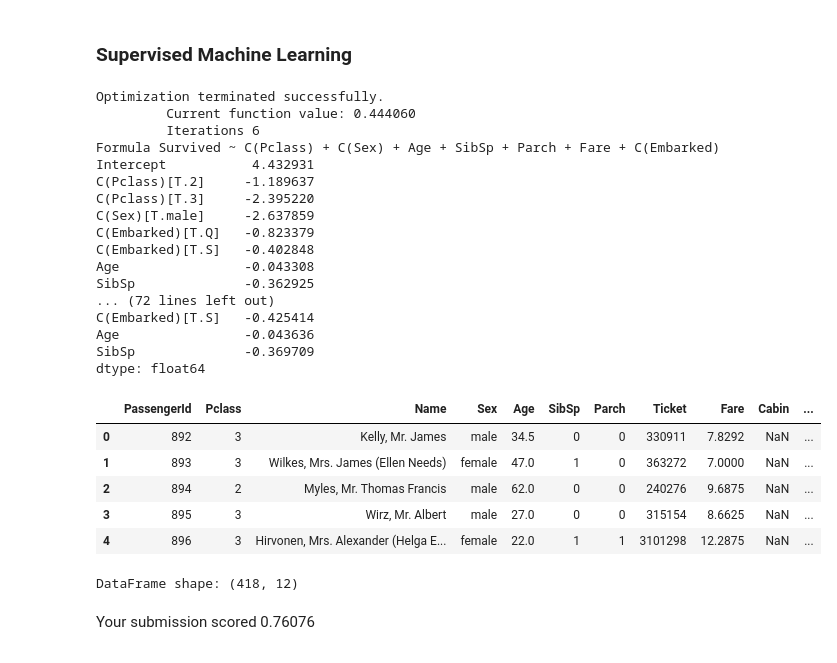
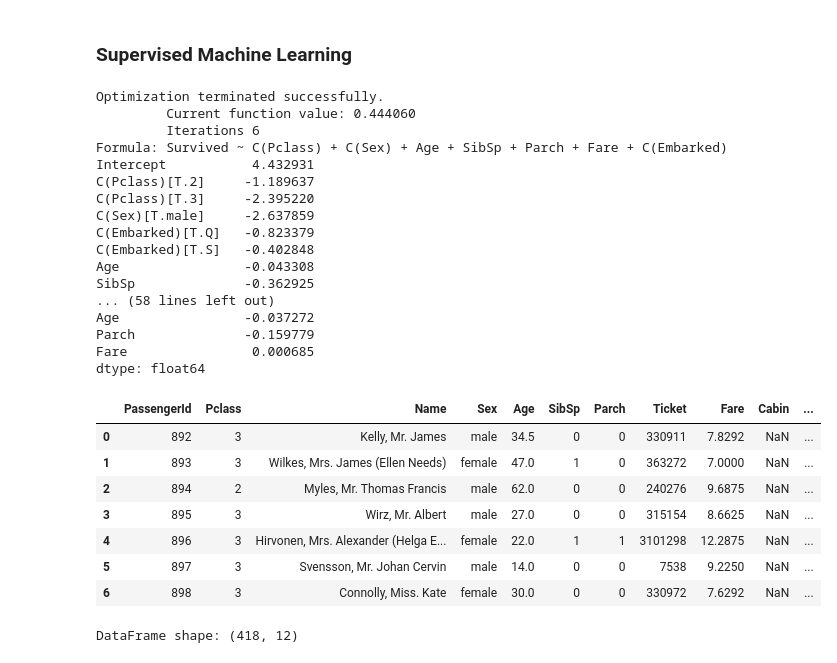
Before and after one commit to drakearch/titanic-kaggle, a Jupyter notebook: Titanic.ipynb, the cells around one changed output. Saved outputs shown, nothing was run; the diff lists cells and outputs as text; code cells hidden in the pictures.

```diff
--- a/Titanic.ipynb
+++ b/Titanic.ipynb
@@ -26,10 +26,13 @@ Loading train data with pandas.
 import pandas as pd
 from IPython.display import display
 
+def display_tab(df):
+    display(df.head(7))
+    print("DataFrame shape: {}".format(df.shape))
+
 df = pd.read_csv("data/train.csv")
-display(df.head())
-display(df.count())
-print("DataFrame shape: {}".format(df.shape))
+display_tab(df)
+display(df.isnull().sum().sort_values(ascending=False))
 # %% [output]
 |  | PassengerId | Survived | Pclass | Name | Sex | Age | SibSp | Parch | Ticket | Fare | ... |
 | 0 | 1 | 0 | 3 | Braund, Mr. Owen Harris | male | 22.0 | 1 | 0 | A/5 21171 | 7.2500 | ... |
@@ -110,42 +117,30 @@ fig.tight_layout()
 # %%
 # module imports
 from patsy import dmatrices
-from sklearn.linear_model import LogisticRegression
 import statsmodels.discrete.discrete_model as sm
 
 # create matrices
 #formula = 'Survived ~ C(Pclass) + C(Sex) + Age + SibSp + Parch + Fare + C(Embarked)'
 #y, X = dmatrices(formula, df, return_type = 'dataframe')
 
-# sklearn output
-#model = LogisticRegression(solver='liblinear', fit_intercept = False, C = 1e9)
-#mdl = model.fit(X, y.values.ravel())
-#display(model.coef_)
-
-# sm
-#logit = sm.Logit(y, X)
-#results = logit.fit()
-#print(results.params)
-
 formulas = ['Survived ~ C(Pclass) + C(Sex) + Age + SibSp + Parch + Fare + C(Embarked)',
-           'Survived ~ C(Pclass) + C(Sex) + Age + SibSp + Parch + Fare',
-           'Survived ~ C(Pclass) + C(Sex) + Age + SibSp + Parch + C(Embarked)',
-           'Survived ~ C(Pclass) + C(Sex) + Age + SibSp + Fare + C(Embarked)',
-           'Survived ~ C(Pclass) + C(Sex) + Age + Parch + Fare + C(Embarked)',
-           'Survived ~ C(Pclass) + C(Sex) + Age + SibSp + C(Embarked)']
+            'Survived ~ C(Pclass) + C(Sex) + Age + SibSp + Parch + Fare',
+            'Survived ~ C(Pclass) + C(Sex) + Age + SibSp + Parch + C(Embarked)',
+            'Survived ~ C(Pclass) + C(Sex) + Age + SibSp + Fare + C(Embarked)',
+            'Survived ~ C(Pclass) + C(Sex) + Age + Parch + Fare + C(Embarked)']
 models = []
 
 for formula in formulas:
     y, X = dmatrices(formula, df, return_type = 'dataframe')
     logit = sm.Logit(y, X)
     model = logit.fit()
-    print('Formula {}\n{}\n'.format(formula, model.params))
+    print('Formula: {}\n{}\n'.format(formula, model.params))
     models.append(model)
 # %% [output]
 Optimization terminated successfully.
          Current function value: 0.444060
          Iterations 6
-Formula Survived ~ C(Pclass) + C(Sex) + Age + SibSp + Parch + Fare + C(Embarked)
+Formula: Survived ~ C(Pclass) + C(Sex) + Age + SibSp + Parch + Fare + C(Embarked)
 Intercept           4.432931
 C(Pclass)[T.2]     -1.189637
 C(Pclass)[T.3]     -2.395220
@@ -154,22 +149,23 @@ C(Embarked)[T.Q]   -0.823379
 C(Embarked)[T.S]   -0.402848
 Age                -0.043308
 SibSp              -0.362925
-... (72 lines left out)
-C(Embarked)[T.S]   -0.425414
-Age                -0.043636
-SibSp              -0.369709
+... (58 lines left out)
+Age                -0.037272
+Parch              -0.159779
+Fare                0.000685
 dtype: float64
 # %%
 tdf = pd.read_csv("data/test.csv")
 tdf.fillna(tdf.mean(), inplace=True)
-tdf['Survived'] = 1.0
-display(tdf.head())
-print("DataFrame shape: {}".format(tdf.shape))
+tdf['Survived'] = 0.5
+display_tab(tdf)
 # %% [output]
 |  | PassengerId | Pclass | Name | Sex | Age | SibSp | Parch | Ticket | Fare | Cabin | ... |
 | 0 | 892 | 3 | Kelly, Mr. James | male | 34.5 | 0 | 0 | 330911 | 7.8292 | NaN | ... |
 | 1 | 893 | 3 | Wilkes, Mrs. James (Ellen Needs) | female | 47.0 | 1 | 0 | 363272 | 7.0000 | NaN | ... |
 | 2 | 894 | 2 | Myles, Mr. Thomas Francis | male | 62.0 | 0 | 0 | 240276 | 9.6875 | NaN | ... |
 | 3 | 895 | 3 | Wirz, Mr. Albert | male | 27.0 | 0 | 0 | 315154 | 8.6625 | NaN | ... |
 | 4 | 896 | 3 | Hirvonen, Mrs. Alexander (Helga E... | female | 22.0 | 1 | 1 | 3101298 | 12.2875 | NaN | ... |
+| 5 | 897 | 3 | Svensson, Mr. Johan Cervin | male | 14.0 | 0 | 0 | 7538 | 9.2250 | NaN | ... |
+| 6 | 898 | 3 | Connolly, Miss. Kate | female | 30.0 | 0 | 0 | 330972 | 7.6292 | NaN | ... |
 DataFrame shape: (418, 12)
@@ -199,2 +171,0 @@ for i, (formula, model) in enumerate(zip(formulas, models)):
-# %% [markdown]
-Your submission scored 0.76076
```
Also changed, not shown: parts of 8 cells of this notebook, 7 other files.
